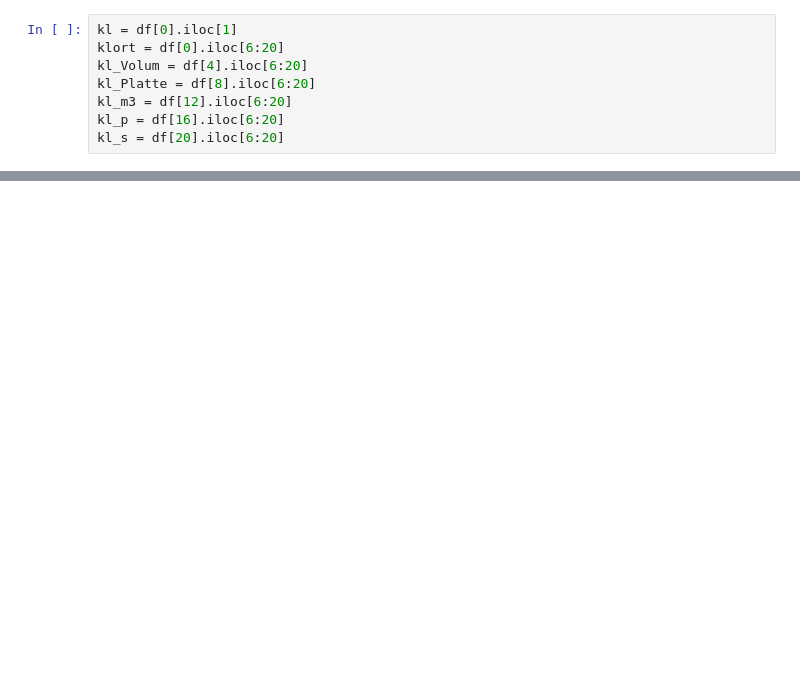
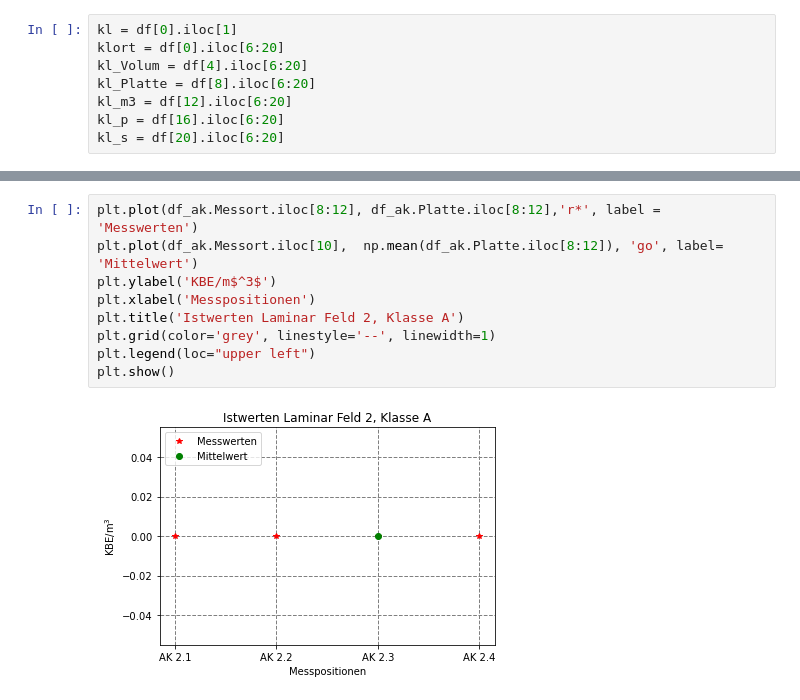
Before and after one commit to WieTat/Form, a Jupyter notebook: LZ-Kontact_221.ipynb, the cells around one changed output, grey strips where cells are left out. Drawn from its saved outputs; the diff is of its cells as text; blank space fills up the shorter version.

```diff
--- a/LZ-Kontact_221.ipynb
+++ b/LZ-Kontact_221.ipynb
@@ -57,0 +174,11 @@ kl
+# %%
+plt.plot(df_ak.Messort.iloc[8:12], df_ak.Platte.iloc[8:12],'r*', label = 'Messwerten')
+plt.plot(df_ak.Messort.iloc[10],  np.mean(df_ak.Platte.iloc[8:12]), 'go', label= 'Mittelwert')
+plt.ylabel('KBE/m$^3$')
+plt.xlabel('Messpositionen')
+plt.title('Istwerten Laminar Feld 2, Klasse A')
+plt.grid(color='grey', linestyle='--', linewidth=1)
+plt.legend(loc="upper left")
+plt.show()
+# %% [output]
+[figure, added]
```
Also changed, not shown: parts of 24 cells of this notebook.
